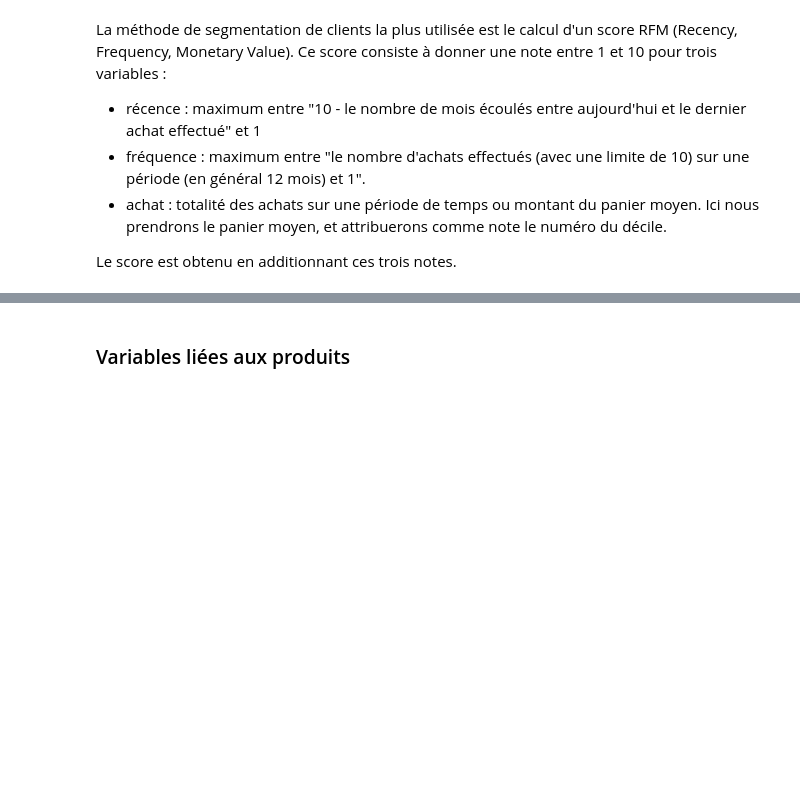
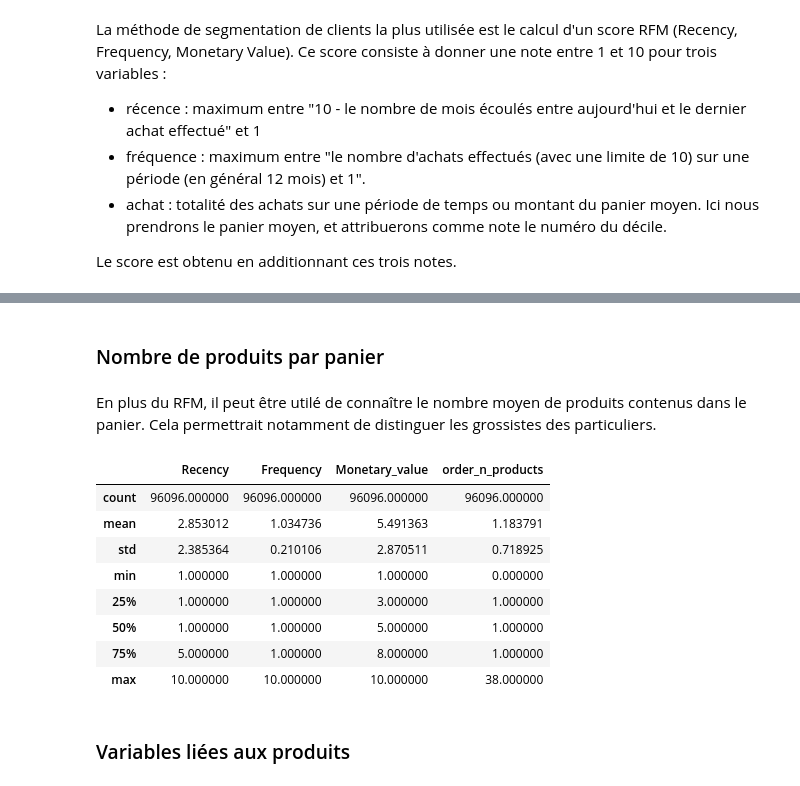
Before and after one commit to Pierre-Eloi/OC_DS_Project5, a Jupyter notebook: Project5_Data_Wrangling.ipynb, the cells around one changed output, grey strips where cells are left out. Saved outputs shown, nothing was run; the diff lists cells and outputs as text; code cells hidden in the pictures; blank space fills up the shorter version.

Commit message:
Optimized the RFM features computing and added the n_products_per_order feature.

```diff
--- a/Project5_Data_Wrangling.ipynb
+++ b/Project5_Data_Wrangling.ipynb
@@ -357,5 +320,35 @@ pivot_orders = (pd.pivot_table(df, index="customer_unique_id",
+# %% [markdown]
+### Nombre de produits par panier
+# %% [markdown]
+En plus du RFM, il peut être utilé de connaître le nombre moyen de produits contenus dans le panier. Cela permettrait notamment de distinguer les grossistes des particuliers.
+# %%
+def products_per_order(data):
+    """Function to get the average number
+    of products per order.
+    Parameters:
+    data: DataFrame
+        the pandas object holding data
+    -----------
+    Return: Series
+        the pandas object holding data
+    """
+    s = df.groupby("customer_unique_id")["product_id"].count()/ \
+        df.groupby("customer_unique_id")["order_id"].nunique()
+    return s.fillna(0)
+# %%
+data["order_n_products"] = products_per_order(df)
 # %%
-pivot_orders.describe()
+data.describe()
+# %% [output]
+|  | Recency | Frequency | Monetary_value | order_n_products |
+| count | 96096.000000 | 96096.000000 | 96096.000000 | 96096.000000 |
+| mean | 2.853012 | 1.034736 | 5.491363 | 1.183791 |
+| std | 2.385364 | 0.210106 | 2.870511 | 0.718925 |
+| min | 1.000000 | 1.000000 | 1.000000 | 0.000000 |
+| 25% | 1.000000 | 1.000000 | 3.000000 | 1.000000 |
+| 50% | 1.000000 | 1.000000 | 5.000000 | 1.000000 |
+| 75% | 5.000000 | 1.000000 | 8.000000 | 1.000000 |
+| max | 10.000000 | 10.000000 | 10.000000 | 38.000000 |
 # %% [markdown]
 ### Variables liées aux produits
 # %% [markdown]
```
Also changed, not shown: parts of 4 cells of this notebook.
